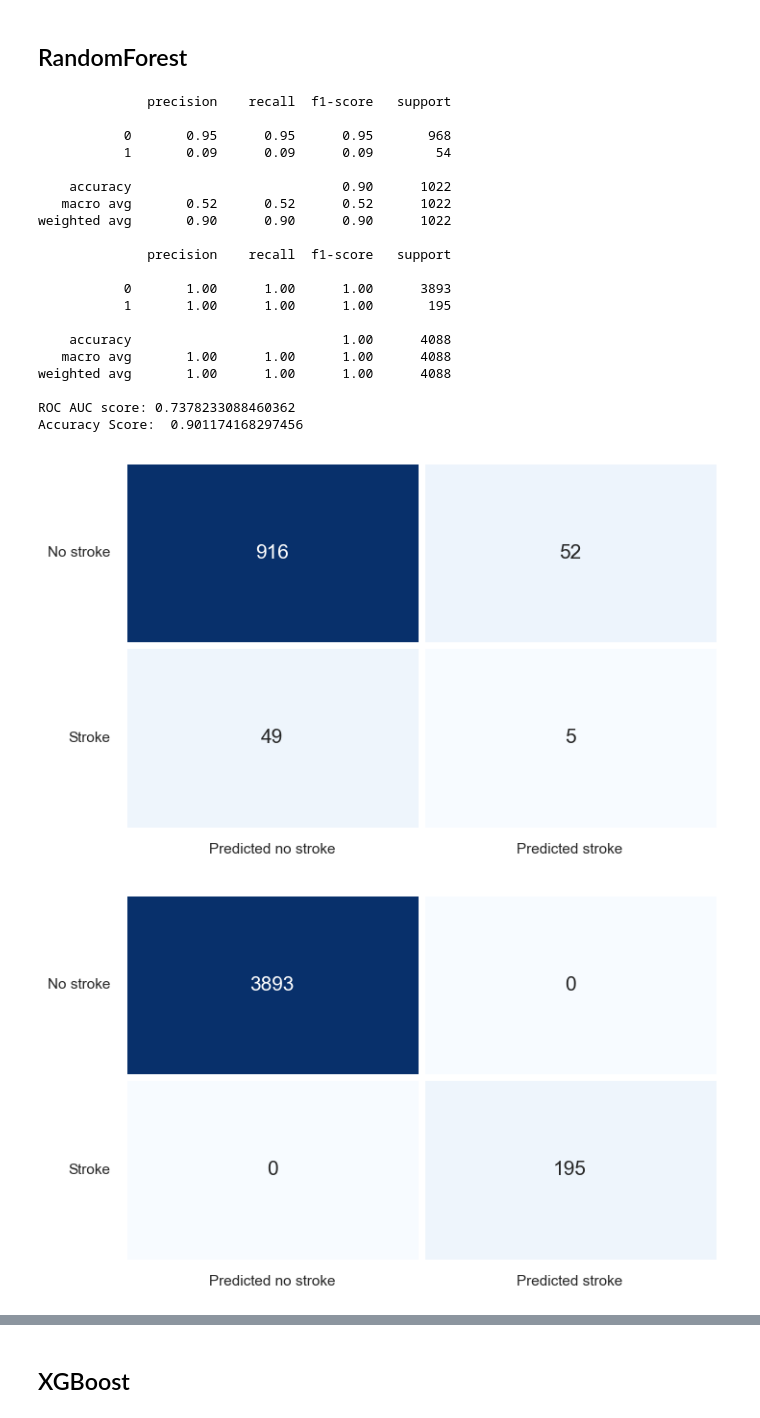
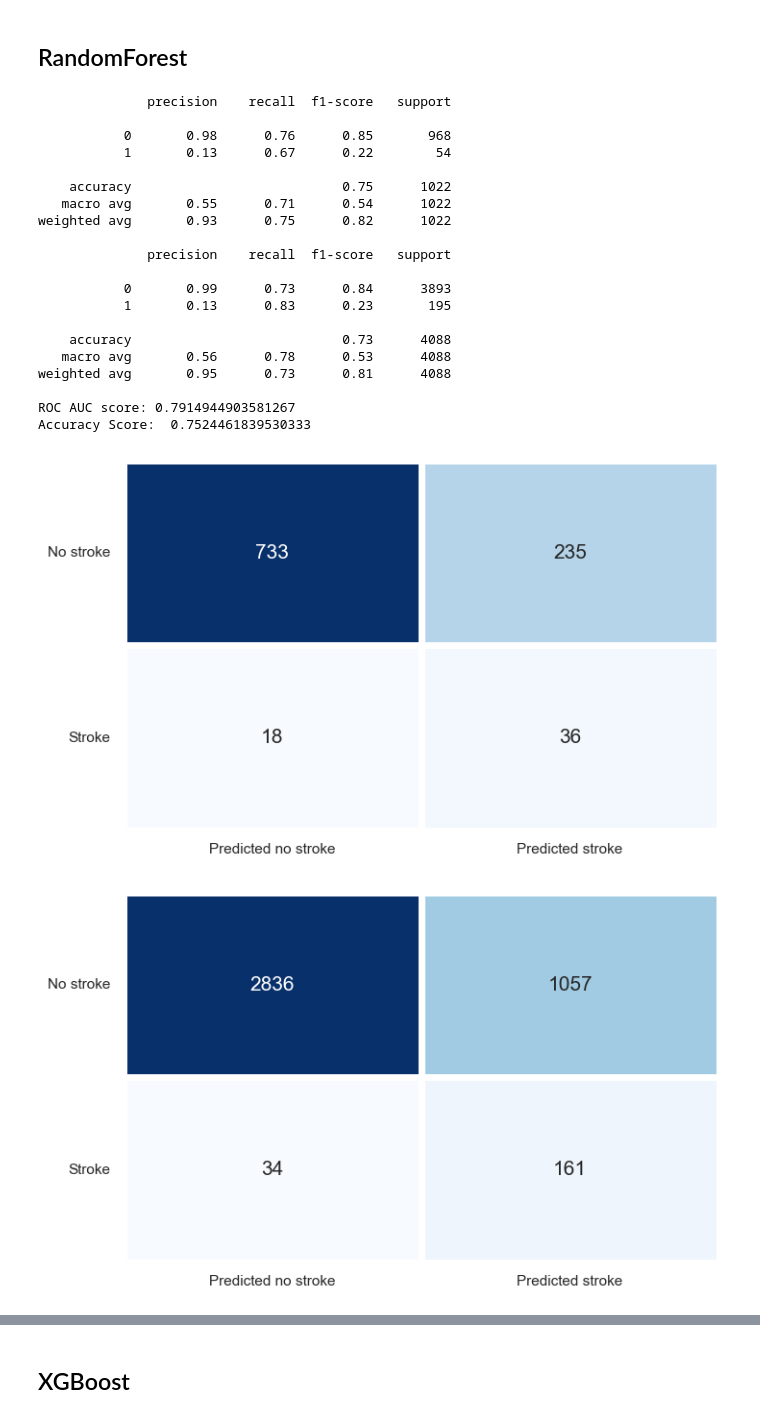
Before and after one commit to hoandkjxhbfhk/stroke-predict, a Jupyter notebook: stroke-eda-smote-9-models-90-accuracy.ipynb, the cells around one changed output, grey strips where cells are left out. Drawn from its saved outputs; the diff is of its cells as text; code cells hidden in the pictures.

```diff
--- a/stroke-eda-smote-9-models-90-accuracy.ipynb
+++ b/stroke-eda-smote-9-models-90-accuracy.ipynb
@@ -680,11 +699,11 @@ grid_models = [(LogisticRegression(),[{'C':[0.25,0.5,0.75,1],'random_state':[0]}
 # %%
-for i,j in grid_models:
-    grid = GridSearchCV(estimator=i,param_grid = j, scoring = 'accuracy',cv = 10)
-    grid.fit(x_train_res, y_train_res)
-    best_accuracy = grid.best_score_
-    best_param = grid.best_params_
-    print('{}:\nBest Accuracy : {:.2f}%'.format(i,best_accuracy*100))
-    print('Best Parameters : ',best_param)
-    print('')
-    print('----------------')
-    print('')
+# for i,j in grid_models:
+#     grid = GridSearchCV(estimator=i,param_grid = j, scoring = 'f1',cv = 10)
+#     grid.fit(x_train_res, y_train_res)
+#     best_accuracy = grid.best_score_
+#     best_param = grid.best_params_
+#     print('{}:\nBest Accuracy : {:.2f}%'.format(i,best_accuracy*100))
+#     print('Best Parameters : ',best_param)
+#     print('')
+#     print('----------------')
+#     print('')
@@ -716,7 +717,7 @@ Best Parameters :  {'eval_metric': 'error', 'learning_rate': 0.1}
 ## RandomForest <a id="11.1"></a>
 # %%
 #Fitting RandomForest Model
-classifier = RandomForestClassifier(criterion= 'gini', n_estimators= 100, random_state= 0)
+classifier = RandomForestClassifier(criterion= 'gini', n_estimators= 500, random_state= 0,max_depth=1)
 classifier.fit(x_train_res, y_train_res)
 #y_pred = classifier.predict(x_test)
 y_prob = classifier.predict_proba(x_test)[:,1]
@@ -747,44 +748,44 @@ plt.yticks(rotation = 0)
 plt.show()
 plt.figure(figsize = (8, 5))
 sns.heatmap(cm2, cmap = 'Blues', annot = True, fmt = 'd', linewidths = 5, cbar = False, annot_kws = {'fontsize': 15},
             yticklabels = ['No stroke', 'Stroke'], xticklabels = ['Predicted no stroke', 'Predicted stroke'])
 plt.yticks(rotation = 0)
 plt.show()
 
 # Roc AUC Curve
 false_positive_rate, true_positive_rate, thresholds = roc_curve(y_test, y_prob)
 roc_auc = auc(false_positive_rate, true_positive_rate)
 
 sns.set_theme(style = 'white')
 plt.figure(figsize = (8, 8))
 plt.plot(false_positive_rate,true_positive_rate, color = '#b01717', label = 'AUC = %0.3f' % roc_auc)
 plt.legend(loc = 'lower right')
 plt.plot([0, 1], [0, 1], linestyle = '--', color = '#174ab0')
 plt.axis('tight')
 plt.ylabel('True Positive Rate')
 plt.xlabel('False Positive Rate')
 plt.legend()
 plt.show()
 # %% [output]
               precision    recall  f1-score   support
 
-           0       0.95      0.95      0.95       968
-           1       0.09      0.09      0.09        54
+           0       0.98      0.76      0.85       968
+           1       0.13      0.67      0.22        54
 
-    accuracy                           0.90      1022
-   macro avg       0.52      0.52      0.52      1022
-weighted avg       0.90      0.90      0.90      1022
+    accuracy                           0.75      1022
+   macro avg       0.55      0.71      0.54      1022
+weighted avg       0.93      0.75      0.82      1022
 
               precision    recall  f1-score   support
 
-           0       1.00      1.00      1.00      3893
-           1       1.00      1.00      1.00       195
+           0       0.99      0.73      0.84      3893
+           1       0.13      0.83      0.23       195
 
-    accuracy                           1.00      4088
-   macro avg       1.00      1.00      1.00      4088
-weighted avg       1.00      1.00      1.00      4088
+    accuracy                           0.73      4088
+   macro avg       0.56      0.78      0.53      4088
+weighted avg       0.95      0.73      0.81      4088
 
-ROC AUC score: 0.7378233088460362
-Accuracy Score:  0.901174168297456
+ROC AUC score: 0.7914944903581267
+Accuracy Score:  0.7524461839530333
-[figure, old version]
+[figure, new version]
-[figure, old version]
+[figure, new version]
```
Also changed, not shown: parts of 8 cells of this notebook.
